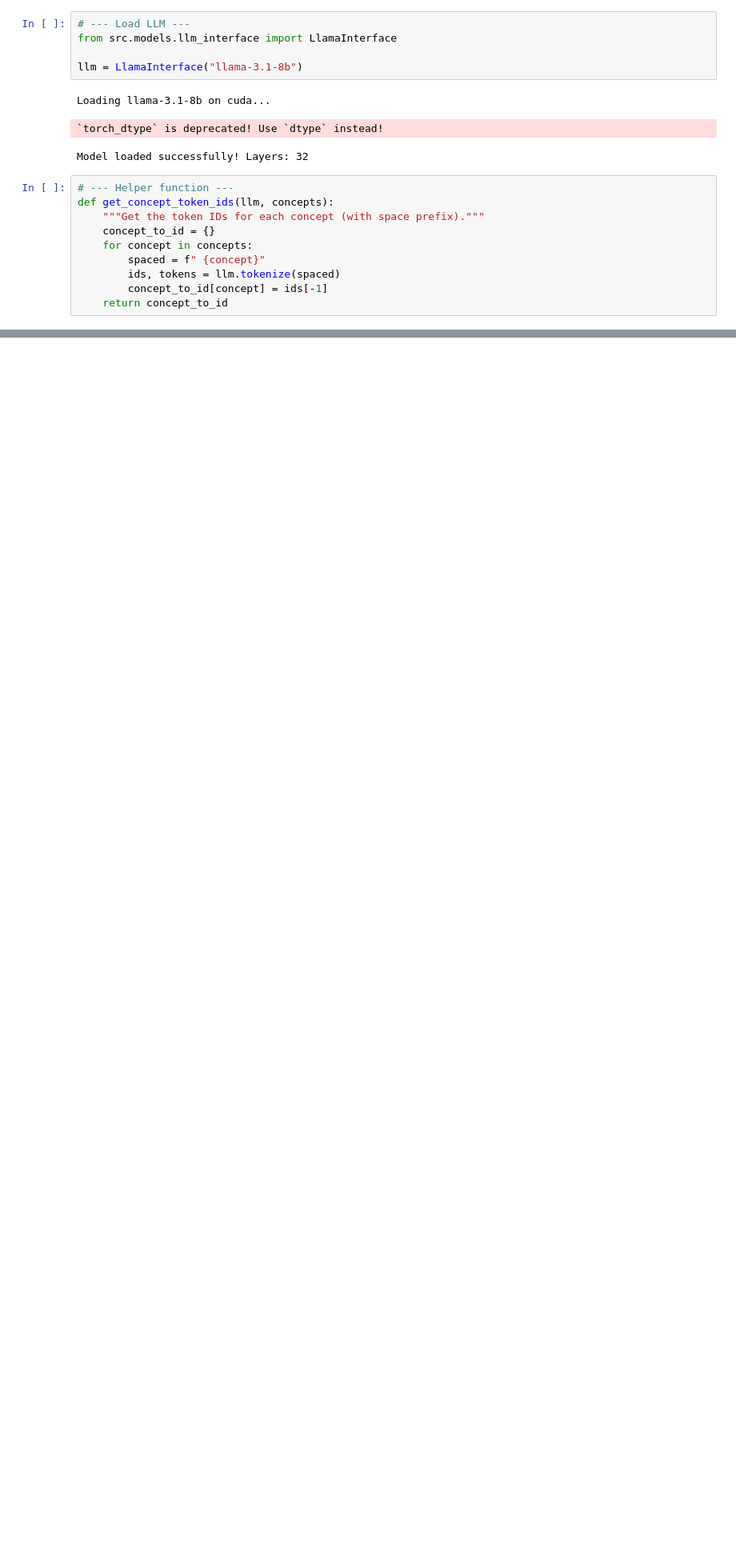
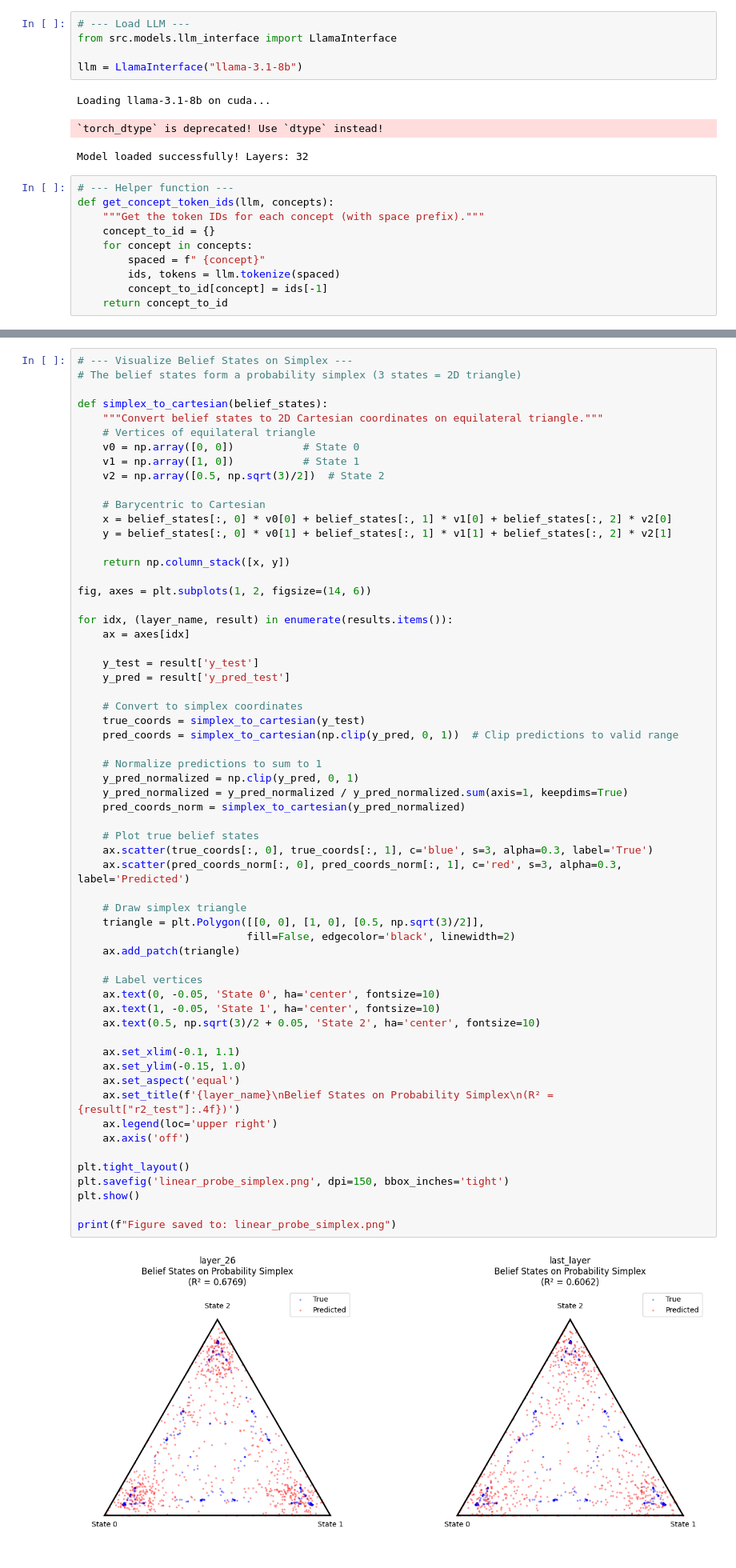
Before and after one commit to chiragr5241/geometric-interpretability-LLMs, a Jupyter notebook: experiments/accuracy_vs_context_HMM.ipynb, the cells around one changed output, grey strips where cells are left out. Shown at 80% size. Saved outputs shown, nothing was run; the diff lists cells and outputs as text; blank space fills up the shorter version.

```diff
--- a/experiments/accuracy_vs_context_HMM.ipynb
+++ b/experiments/accuracy_vs_context_HMM.ipynb
@@ -303,0 +659,62 @@ Random baseline (1/3): 0.3333
+# %%
+# --- Visualize Belief States on Simplex ---
+# The belief states form a probability simplex (3 states = 2D triangle)
+
+def simplex_to_cartesian(belief_states):
+    """Convert belief states to 2D Cartesian coordinates on equilateral triangle."""
+    # Vertices of equilateral triangle
+    v0 = np.array([0, 0])           # State 0
+    v1 = np.array([1, 0])           # State 1
+    v2 = np.array([0.5, np.sqrt(3)/2])  # State 2
+
+    # Barycentric to Cartesian
+    x = belief_states[:, 0] * v0[0] + belief_states[:, 1] * v1[0] + belief_states[:, 2] * v2[0]
+    y = belief_states[:, 0] * v0[1] + belief_states[:, 1] * v1[1] + belief_states[:, 2] * v2[1]
+
+    return np.column_stack([x, y])
+
+fig, axes = plt.subplots(1, 2, figsize=(14, 6))
+
+for idx, (layer_name, result) in enumerate(results.items()):
+    ax = axes[idx]
+
+    y_test = result['y_test']
+    y_pred = result['y_pred_test']
+
+    # Convert to simplex coordinates
+    true_coords = simplex_to_cartesian(y_test)
+    pred_coords = simplex_to_cartesian(np.clip(y_pred, 0, 1))  # Clip predictions to valid range
+
+    # Normalize predictions to sum to 1
+    y_pred_normalized = np.clip(y_pred, 0, 1)
+    y_pred_normalized = y_pred_normalized / y_pred_normalized.sum(axis=1, keepdims=True)
+    pred_coords_norm = simplex_to_cartesian(y_pred_normalized)
+
+    # Plot true belief states
+    ax.scatter(true_coords[:, 0], true_coords[:, 1], c='blue', s=3, alpha=0.3, label='True')
+    ax.scatter(pred_coords_norm[:, 0], pred_coords_norm[:, 1], c='red', s=3, alpha=0.3, label='Predicted')
+
+    # Draw simplex triangle
+    triangle = plt.Polygon([[0, 0], [1, 0], [0.5, np.sqrt(3)/2]],
+                           fill=False, edgecolor='black', linewidth=2)
+    ax.add_patch(triangle)
+
+    # Label vertices
+    ax.text(0, -0.05, 'State 0', ha='center', fontsize=10)
+    ax.text(1, -0.05, 'State 1', ha='center', fontsize=10)
+    ax.text(0.5, np.sqrt(3)/2 + 0.05, 'State 2', ha='center', fontsize=10)
+
+    ax.set_xlim(-0.1, 1.1)
+    ax.set_ylim(-0.15, 1.0)
+    ax.set_aspect('equal')
+    ax.set_title(f'{layer_name}\nBelief States on Probability Simplex\n(R² = {result["r2_test"]:.4f})')
+    ax.legend(loc='upper right')
+    ax.axis('off')
+
+plt.tight_layout()
+plt.savefig('linear_probe_simplex.png', dpi=150, bbox_inches='tight')
+plt.show()
+
+print(f"Figure saved to: linear_probe_simplex.png")
+# %% [output]
+[figure, added]
```
Also changed, not shown: parts of 33 cells of this notebook, 2 other files.
